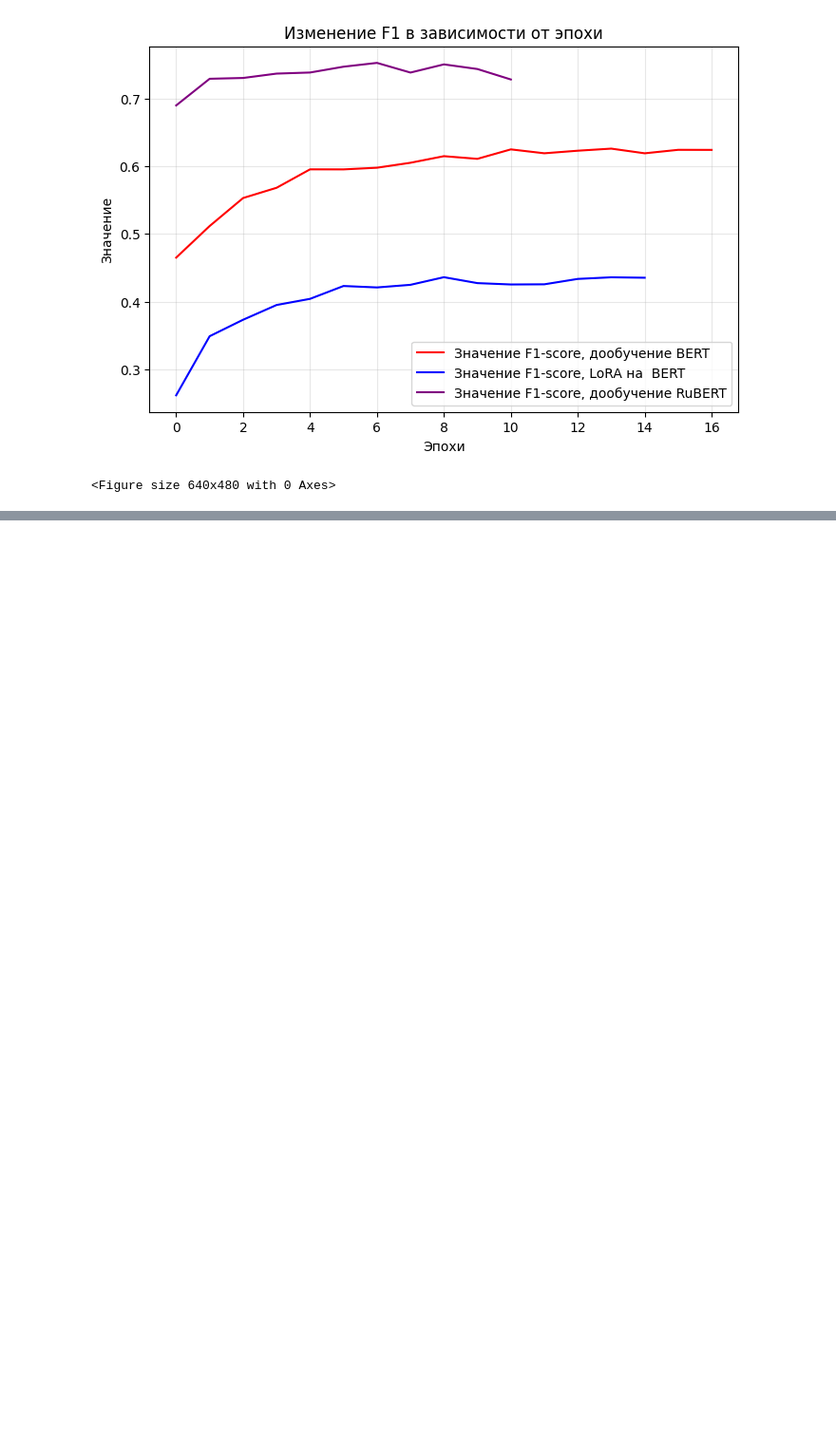
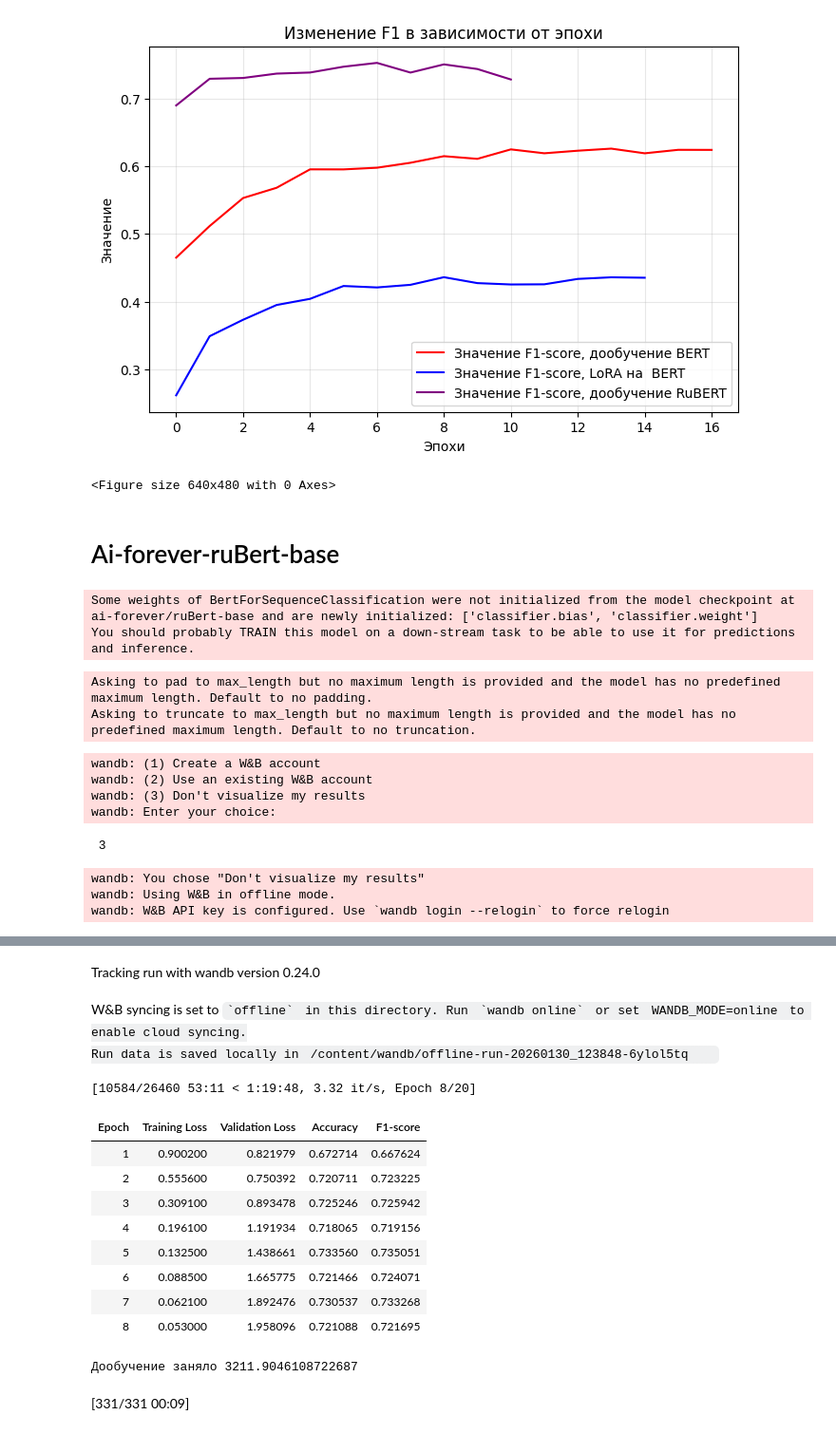
Before and after one commit to usmor/russian-cefr-aligner, a Jupyter notebook: finetuning/project_nlp1.ipynb, the cells around one changed output, grey strips where cells are left out. Shown at 95% size. Saved outputs shown, nothing was run; the diff lists cells and outputs as text; code cells hidden in the pictures; blank space fills up the shorter version.

```diff
--- a/finetuning/project_nlp1.ipynb
+++ b/finetuning/project_nlp1.ipynb
@@ -491,3 +495,65 @@ plt.show()
 plt.savefig('preformace_epoch.png', dpi=300, bbox_inches='tight')
 # %% [output]
 <Figure size 640x480 with 0 Axes>
+# %% [markdown]
+# Ai-forever-ruBert-base
+# %%
+tokenizer_ru_new = AutoTokenizer.from_pretrained("ai-forever/ruBert-base")
+model_ru_new = AutoModelForSequenceClassification.from_pretrained("ai-forever/ruBert-base", num_labels=6, ignore_mismatched_sizes=True)
+# %% [output]
+Some weights of BertForSequenceClassification were not initialized from the model checkpoint at ai-forever/ruBert-base and are newly initialized: ['classifier.bias', 'classifier.weight']
+You should probably TRAIN this model on a down-stream task to be able to use it for predictions and inference.
+# %%
+def tokenize(examples):
+    return tokenizer_ru_new(examples["text"], padding="max_length", truncation=True)
+
+train_data = train_data.map(tokenize, batched=True)
+val_data = val_data.map(tokenize, batched=True)
+test_data = test_data.map(tokenize, batched=True)
+# %% [output]
+Asking to pad to max_length but no maximum length is provided and the model has no predefined maximum length. Default to no padding.
+Asking to truncate to max_length but no maximum length is provided and the model has no predefined maximum length. Default to no truncation.
+# %%
+ru_training_args = TrainingArguments(
+    output_dir="new_ru_bert_cefr",
+    eval_strategy="epoch",
+    per_device_train_batch_size=16,
+    num_train_epochs=20,
+    weight_decay=0.01,
+    learning_rate=2e-5,
+    save_strategy="epoch",
+    load_best_model_at_end=True,
+    metric_for_best_model='eval_f1-score',
+    save_total_limit=1,
+    greater_is_better=True,
+    fp16=True,
+    dataloader_pin_memory=True
+)
+# %%
+data_collator = DataCollatorWithPadding(tokenizer=tokenizer_ru_new)
+# %%
+ru_new_trainer = Trainer(
+    model=model_ru_new,
+    args=ru_training_args,
+    train_dataset=train_data,
+    eval_dataset=val_data,
+    compute_metrics=compute_metrics,
+    data_collator=data_collator,
+    callbacks=[EarlyStoppingCallback(early_stopping_patience=3)]
+)
+
+start = time.time()
+ru_new_trainer.train()
+end = time.time()
+
+train_time = end - start
+print(f'Дообучение заняло {train_time}')
+# %% [output]
+wandb: (1) Create a W&B account
+wandb: (2) Use an existing W&B account
+wandb: (3) Don't visualize my results
+wandb: Enter your choice:
+ 3
+wandb: You chose "Don't visualize my results"
+wandb: Using W&B in offline mode.
+wandb: W&B API key is configured. Use `wandb login --relogin` to force relogin
@@ -493,0 +561,18 @@ plt.savefig('preformace_epoch.png', dpi=300, bbox_inches='tight')
+Tracking run with wandb version 0.24.0
+W&B syncing is set to `offline` in this directory. Run `wandb online` or set WANDB_MODE=online to enable cloud syncing.
+Run data is saved locally in /content/wandb/offline-run-20260130_123848-6ylol5tq
+[10584/26460 53:11 < 1:19:48, 3.32 it/s, Epoch 8/20]
+| Epoch | Training Loss | Validation Loss | Accuracy | F1-score |
+| 1 | 0.900200 | 0.821979 | 0.672714 | 0.667624 |
+| 2 | 0.555600 | 0.750392 | 0.720711 | 0.723225 |
+| 3 | 0.309100 | 0.893478 | 0.725246 | 0.725942 |
+| 4 | 0.196100 | 1.191934 | 0.718065 | 0.719156 |
+| 5 | 0.132500 | 1.438661 | 0.733560 | 0.735051 |
+| 6 | 0.088500 | 1.665775 | 0.721466 | 0.724071 |
+| 7 | 0.062100 | 1.892476 | 0.730537 | 0.733268 |
+| 8 | 0.053000 | 1.958096 | 0.721088 | 0.721695 |
+Дообучение заняло 3211.9046108722687
+# %%
+metrics = ru_new_trainer.evaluate()
+# %% [output]
+[331/331 00:09]
```
Also changed, not shown: parts of 8 cells of this notebook.
